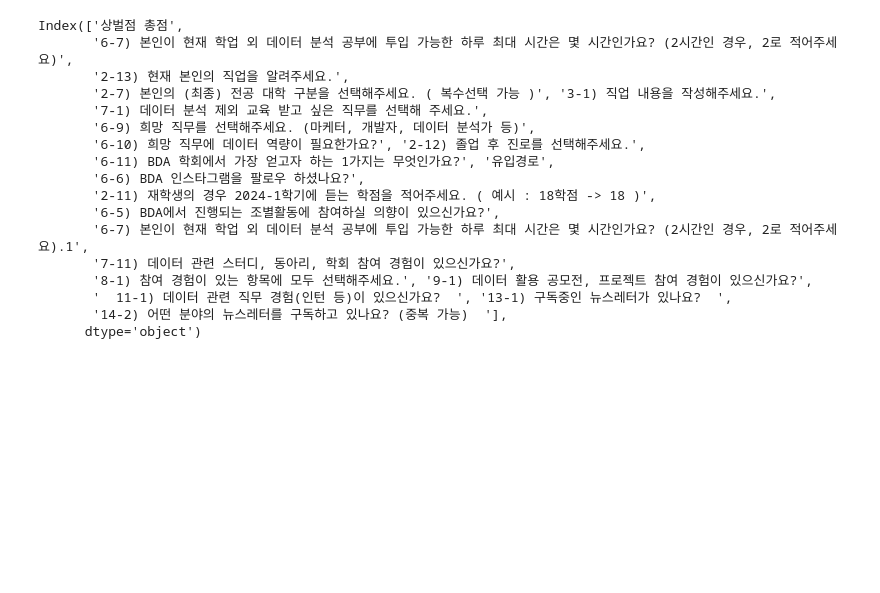
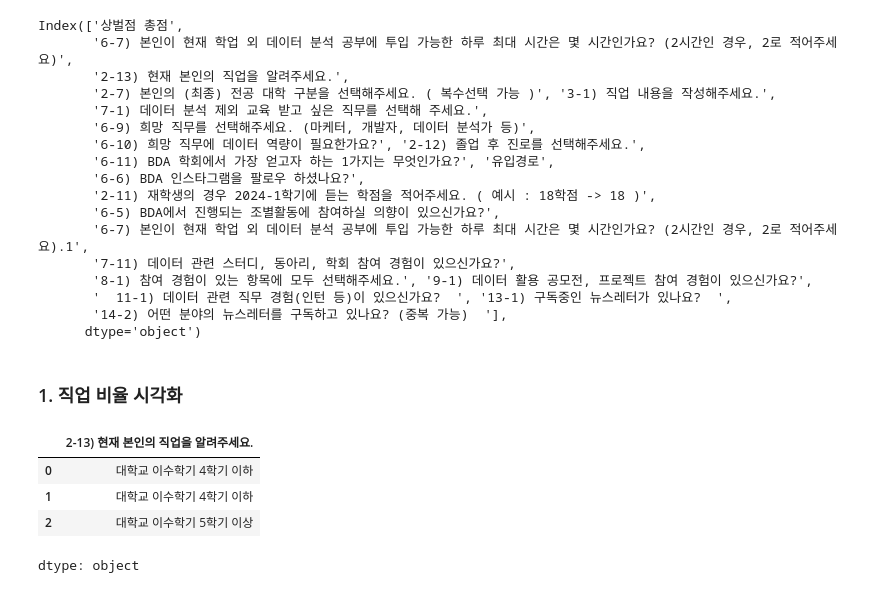
Before and after one commit to LYZAcell/data_study, a Jupyter notebook: BDA(통계)/이가영_41_최종과제_제출.ipynb, the cells around one changed output. Drawn from its saved outputs; the diff is of its cells as text; code cells hidden in the pictures; blank space fills up the shorter version.

```diff
--- a/BDA(통계)/이가영_41_최종과제_제출.ipynb
+++ b/BDA(통계)/이가영_41_최종과제_제출.ipynb
@@ -256,3 +256,13 @@ Index(['상벌점 총점',
        '  11-1) 데이터 관련 직무 경험(인턴 등)이 있으신가요?  ', '13-1) 구독중인 뉴스레터가 있나요?  ',
        '14-2) 어떤 분야의 뉴스레터를 구독하고 있나요? (중복 가능)  '],
       dtype='object')
+# %% [markdown]
+### 1. 직업 비율 시각화
+# %%
+point_df['2-13) 현재 본인의 직업을 알려주세요.'].head(3)
+# %% [output]
+|  | 2-13) 현재 본인의 직업을 알려주세요. |
+| 0 | 대학교 이수학기 4학기 이하 |
+| 1 | 대학교 이수학기 4학기 이하 |
+| 2 | 대학교 이수학기 5학기 이상 |
+dtype: object
```
Also changed, not shown: parts of 5 cells of this notebook.
